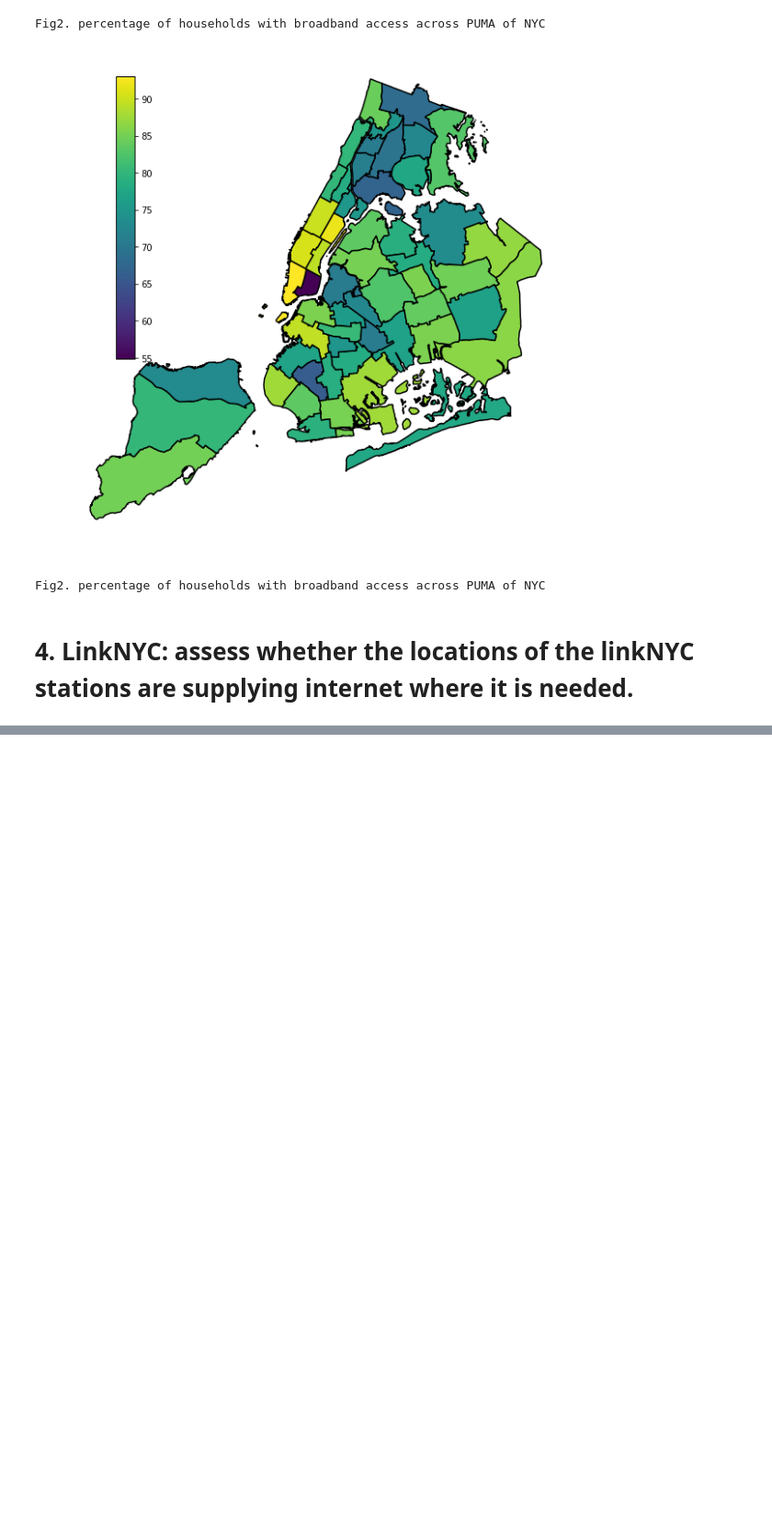
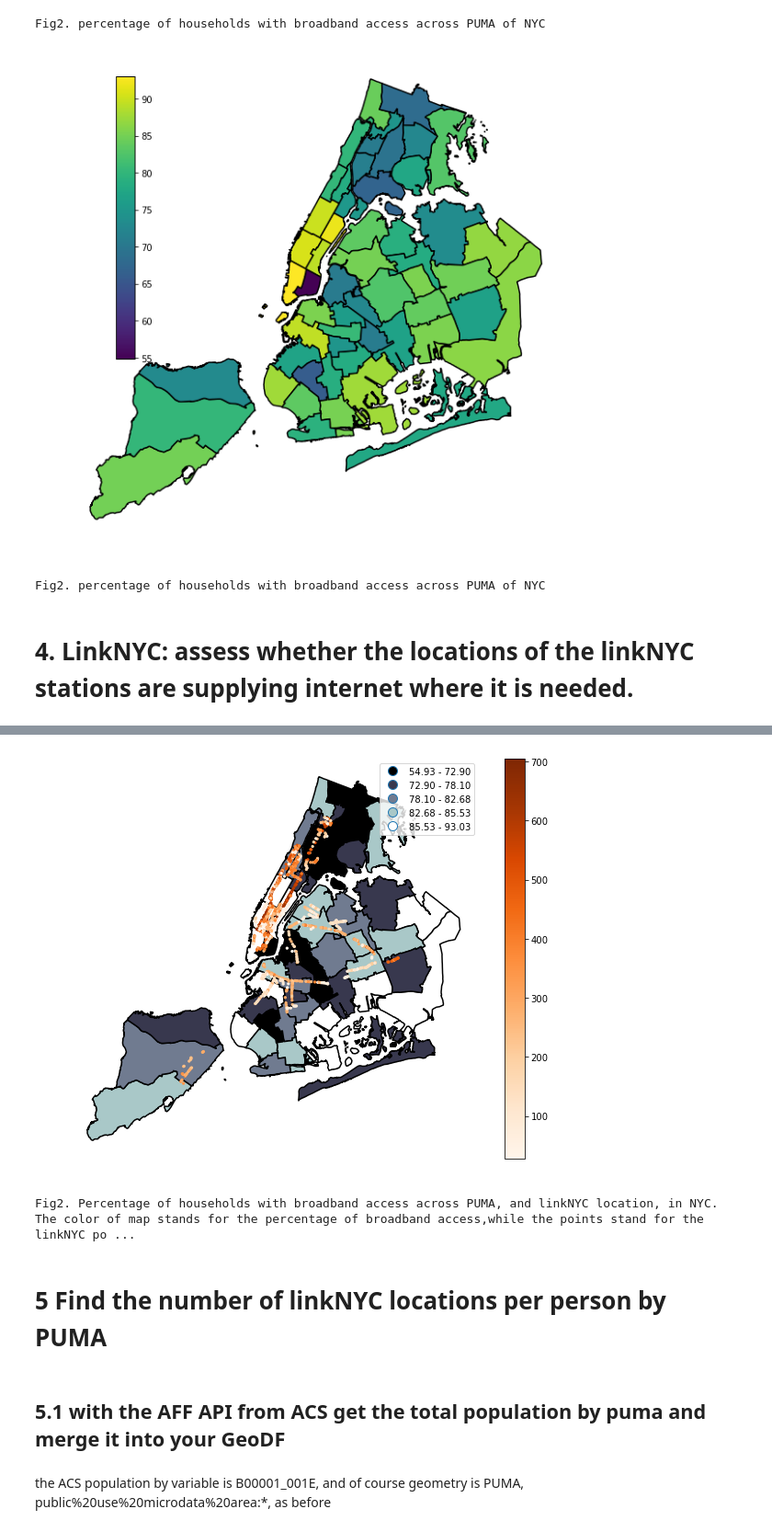
Before and after one commit to picniclin/PUI2017_yl5240, a Jupyter notebook: HW9_yl5240/HW9_yl5240.ipynb, the cells around one changed output, grey strips where cells are left out. Shown at 92% size. Saved outputs shown, nothing was run; the diff lists cells and outputs as text; code cells hidden in the pictures; blank space fills up the shorter version.

```diff
--- a/HW9_yl5240/HW9_yl5240.ipynb
+++ b/HW9_yl5240/HW9_yl5240.ipynb
@@ -393,0 +420,4 @@ Fig2. percentage of households with broadband access across PUMA of NYC
+# %%
+# combine lat and lon to one column
+linknyc['lonlat']=[i for i in zip(linknyc.longitude, linknyc.latitude)]
+linknyc.head()
@@ -393,0 +431,5 @@ Fig2. percentage of households with broadband access across PUMA of NYC
+# %%
+import shapely
+# Create Point Geometry for based on lonlat column
+linknyc['geometry']=linknyc[['lonlat']].applymap(lambda x:shapely.geometry.Point(x))
+linknyc.head()
@@ -393,0 +447,7 @@ Fig2. percentage of households with broadband access across PUMA of NYC
+# %%
+linkNYC = gpd.GeoDataFrame(linknyc, geometry='geometry')
+# %%
+import datetime
+linkNYC['days'] = (datetime.datetime.now().date()-pd.to_datetime(linkNYC.date_link_)).\
+                    apply(lambda x: x.days)
+linkNYC.head()
@@ -393,0 +461,22 @@ Fig2. percentage of households with broadband access across PUMA of NYC
+# %%
+# pip install pysal, for scheme
+import pysal
+ax = plt.figure(figsize = (10,8)).add_subplot(111)
+pumaBBshp.plot(ax = ax, column = 'pcBB',edgecolor="black",cmap='bone',
+               legend=True, lw=1.5, scheme="quantiles")
+linkNYC.plot(ax=ax, column='days',markersize=5,cmap='Oranges',legend=True)
+
+plt.axis('off')
+plt.show()
+print('Fig2. Percentage of households with broadband access across PUMA, \
+and linkNYC location, in NYC. The color of map stands for the percentage of broadband access,\
+while the points stand for the linkNYC points with the color meaning the installed days.')
+# %% [output]
+[figure, added]
+Fig2. Percentage of households with broadband access across PUMA, and linkNYC location, in NYC. The color of map stands for the percentage of broadband access,while the points stand for the linkNYC po ...
+# %% [markdown]
+# 5 Find the number of linkNYC locations per person by PUMA
+# %% [markdown]
+## 5.1 with the AFF API from ACS get the total population by puma and merge it into your GeoDF
+# %% [markdown]
+the ACS population by variable is B00001_001E, and of course geometry is PUMA, public%20use%20microdata%20area:*, as before
```
Also changed, not shown: parts of 21 cells of this notebook.
